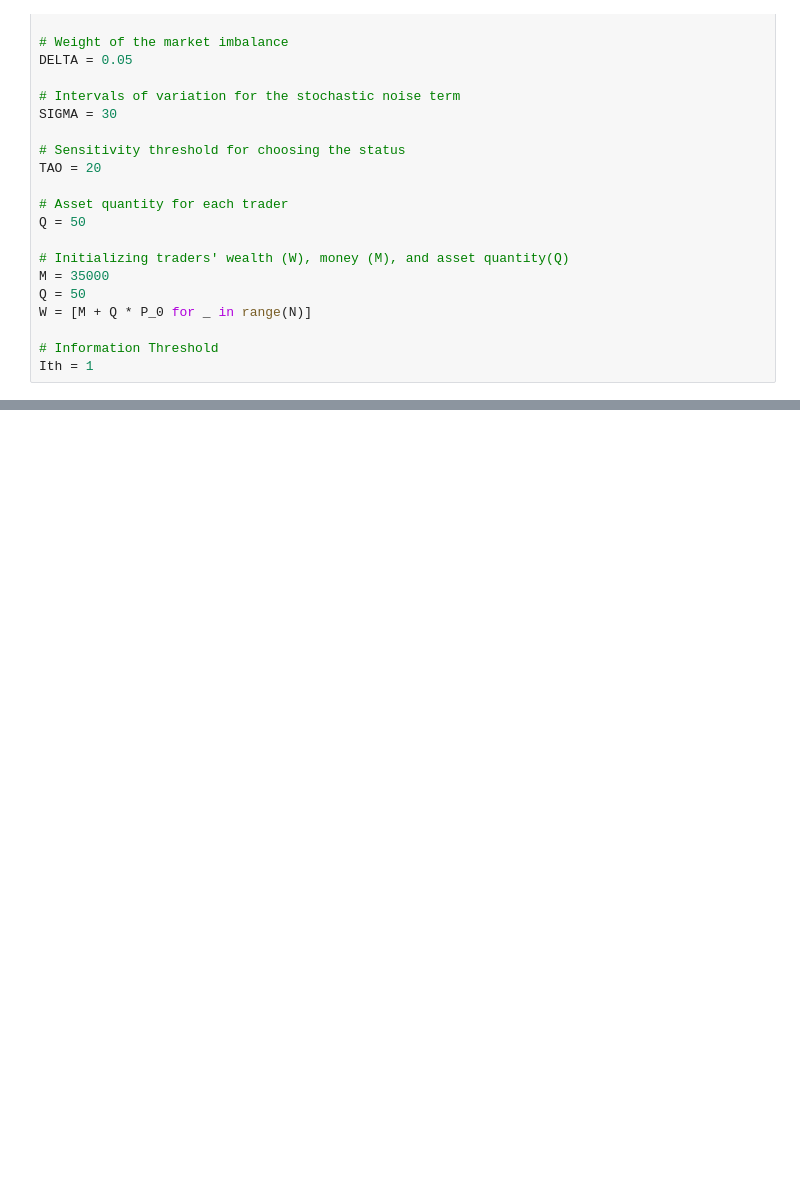
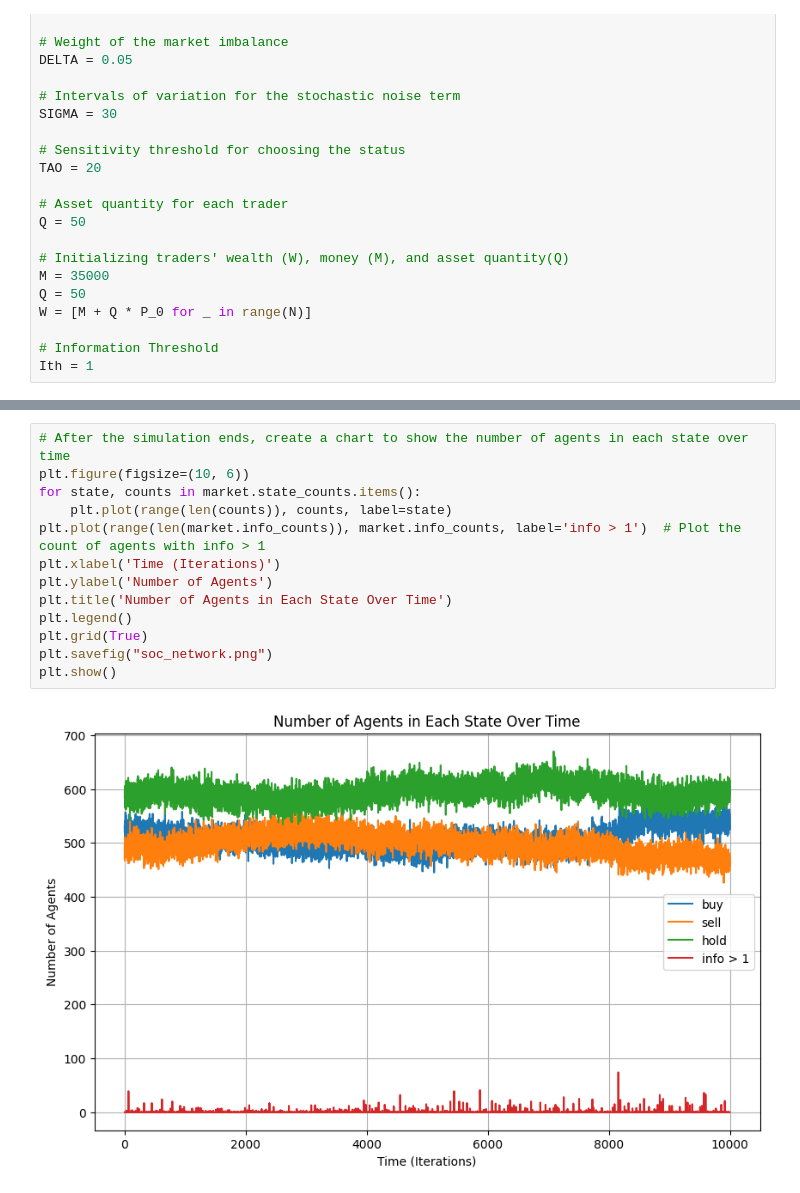
Before and after one commit to SuperAileen/CCS-2024-Group20, a Jupyter notebook: soc_network.ipynb, the cells around one changed output, grey strips where cells are left out. Drawn from its saved outputs; the diff is of its cells as text; blank space fills up the shorter version.

```diff
--- a/soc_network.ipynb
+++ b/soc_network.ipynb
@@ -57 +193,16 @@ Ith = 1
+# %%
+# After the simulation ends, create a chart to show the number of agents in each state over time
+plt.figure(figsize=(10, 6))
+for state, counts in market.state_counts.items():
+    plt.plot(range(len(counts)), counts, label=state)
+plt.plot(range(len(market.info_counts)), market.info_counts, label='info > 1')  # Plot the count of agents with info > 1
+plt.xlabel('Time (Iterations)')
+plt.ylabel('Number of Agents')
+plt.title('Number of Agents in Each State Over Time')
+plt.legend()
+plt.grid(True)
+plt.savefig("soc_network.png")
+plt.show()
+# %% [output]
+[figure, added]
 # %%
```
Also changed, not shown: parts of 5 cells of this notebook.
